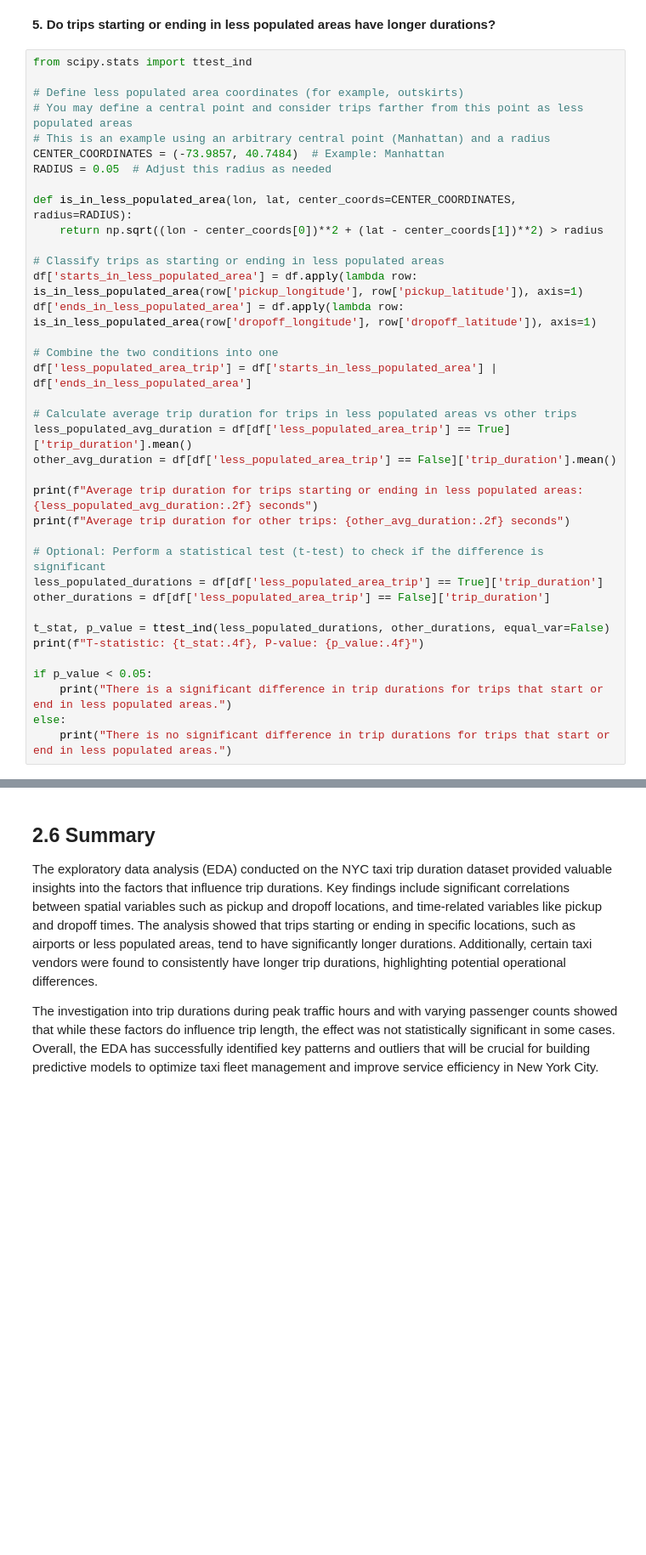
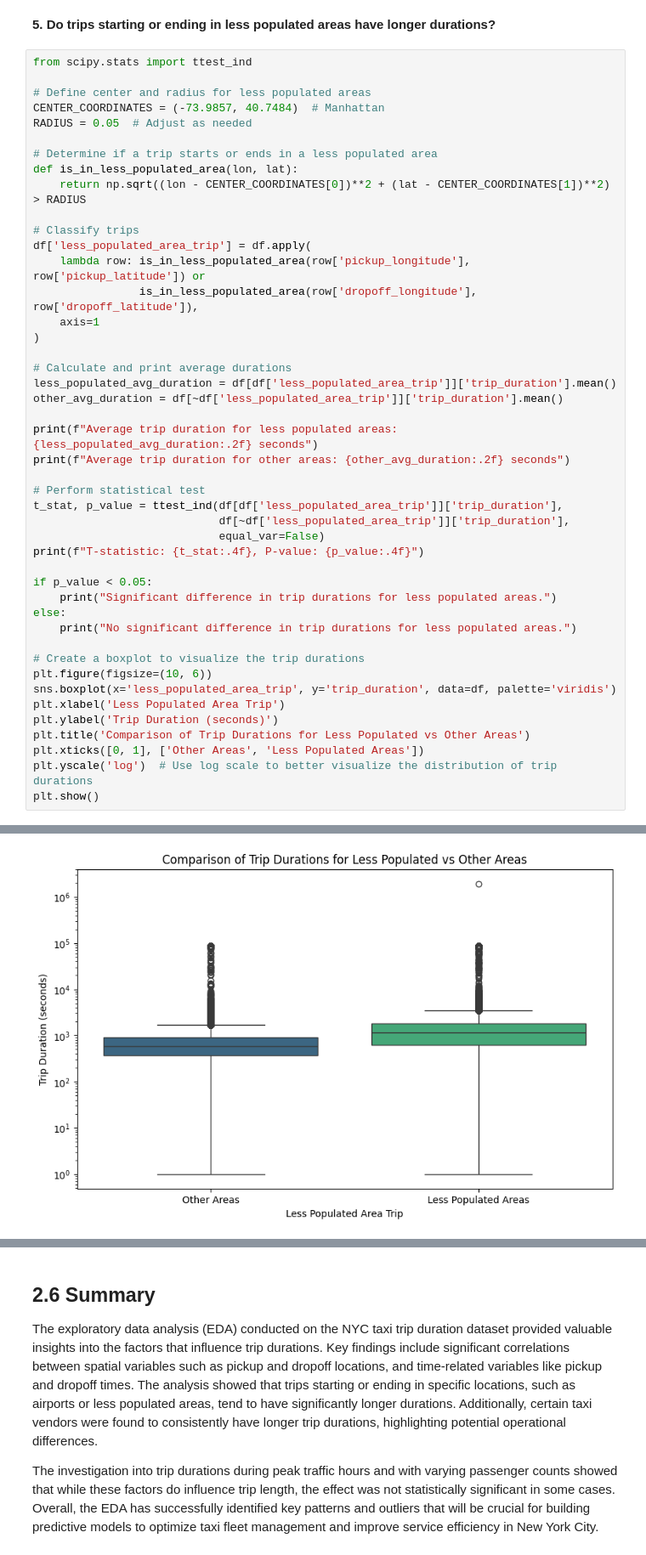
Before and after one commit to namozhdehi/KSR, a Jupyter notebook: 2_EDA_NYC_Taxi.ipynb, the cells around one changed output, grey strips where cells are left out. Shown at 85% size. Cells and saved outputs as stored; diff of their text form; blank space fills up the shorter version.

```diff
--- a/2_EDA_NYC_Taxi.ipynb
+++ b/2_EDA_NYC_Taxi.ipynb
@@ -1148,38 +1207,46 @@ There is a significant difference in trip durations across different vendors.
 # %%
 from scipy.stats import ttest_ind
 
-# Define less populated area coordinates (for example, outskirts)
-# You may define a central point and consider trips farther from this point as less populated areas
-# This is an example using an arbitrary central point (Manhattan) and a radius
-CENTER_COORDINATES = (-73.9857, 40.7484)  # Example: Manhattan
-RADIUS = 0.05  # Adjust this radius as needed
+# Define center and radius for less populated areas
+CENTER_COORDINATES = (-73.9857, 40.7484)  # Manhattan
+RADIUS = 0.05  # Adjust as needed
 
-def is_in_less_populated_area(lon, lat, center_coords=CENTER_COORDINATES, radius=RADIUS):
-    return np.sqrt((lon - center_coords[0])**2 + (lat - center_coords[1])**2) > radius
+# Determine if a trip starts or ends in a less populated area
+def is_in_less_populated_area(lon, lat):
+    return np.sqrt((lon - CENTER_COORDINATES[0])**2 + (lat - CENTER_COORDINATES[1])**2) > RADIUS
 
-# Classify trips as starting or ending in less populated areas
-df['starts_in_less_populated_area'] = df.apply(lambda row: is_in_less_populated_area(row['pickup_longitude'], row['pickup_latitude']), axis=1)
-df['ends_in_less_populated_area'] = df.apply(lambda row: is_in_less_populated_area(row['dropoff_longitude'], row['dropoff_latitude']), axis=1)
+# Classify trips
+df['less_populated_area_trip'] = df.apply(
+    lambda row: is_in_less_populated_area(row['pickup_longitude'], row['pickup_latitude']) or
+                is_in_less_populated_area(row['dropoff_longitude'], row['dropoff_latitude']),
+    axis=1
+)
 
-# Combine the two conditions into one
-df['less_populated_area_trip'] = df['starts_in_less_populated_area'] | df['ends_in_less_populated_area']
+# Calculate and print average durations
+less_populated_avg_duration = df[df['less_populated_area_trip']]['trip_duration'].mean()
+other_avg_duration = df[~df['less_populated_area_trip']]['trip_duration'].mean()
 
-# Calculate average trip duration for trips in less populated areas vs other trips
-less_populated_avg_duration = df[df['less_populated_area_trip'] == True]['trip_duration'].mean()
-other_avg_duration = df[df['less_populated_area_trip'] == False]['trip_duration'].mean()
+print(f"Average trip duration for less populated areas: {less_populated_avg_duration:.2f} seconds")
+print(f"Average trip duration for other areas: {other_avg_duration:.2f} seconds")
 
-print(f"Average trip duration for trips starting or ending in less populated areas: {less_populated_avg_duration:.2f} seconds")
-print(f"Average trip duration for other trips: {other_avg_duration:.2f} seconds")
-
-# Optional: Perform a statistical test (t-test) to check if the difference is significant
-less_populated_durations = df[df['less_populated_area_trip'] == True]['trip_duration']
-other_durations = df[df['less_populated_area_trip'] == False]['trip_duration']
-
-t_stat, p_value = ttest_ind(less_populated_durations, other_durations, equal_var=False)
+# Perform statistical test
+t_stat, p_value = ttest_ind(df[df['less_populated_area_trip']]['trip_duration'],
+                            df[~df['less_populated_area_trip']]['trip_duration'],
+                            equal_var=False)
 print(f"T-statistic: {t_stat:.4f}, P-value: {p_value:.4f}")
 
 if p_value < 0.05:
-    print("There is a significant difference in trip durations for trips that start or end in less populated areas.")
+    print("Significant difference in trip durations for less populated areas.")
 else:
-    print("There is no significant difference in trip durations for trips that start or end in less populated areas.")
+    print("No significant difference in trip durations for less populated areas.")
+
+# Create a boxplot to visualize the trip durations
+plt.figure(figsize=(10, 6))
+sns.boxplot(x='less_populated_area_trip', y='trip_duration', data=df, palette='viridis')
+plt.xlabel('Less Populated Area Trip')
+plt.ylabel('Trip Duration (seconds)')
+plt.title('Comparison of Trip Durations for Less Populated vs Other Areas')
+plt.xticks([0, 1], ['Other Areas', 'Less Populated Areas'])
+plt.yscale('log')  # Use log scale to better visualize the distribution of trip durations
+plt.show()
 # %% [output]
@@ -1189,0 +1257 @@ There is a significant difference in trip durations for trips that start or end
+[figure, added]
```
Also changed, not shown: parts of 21 cells of this notebook.
